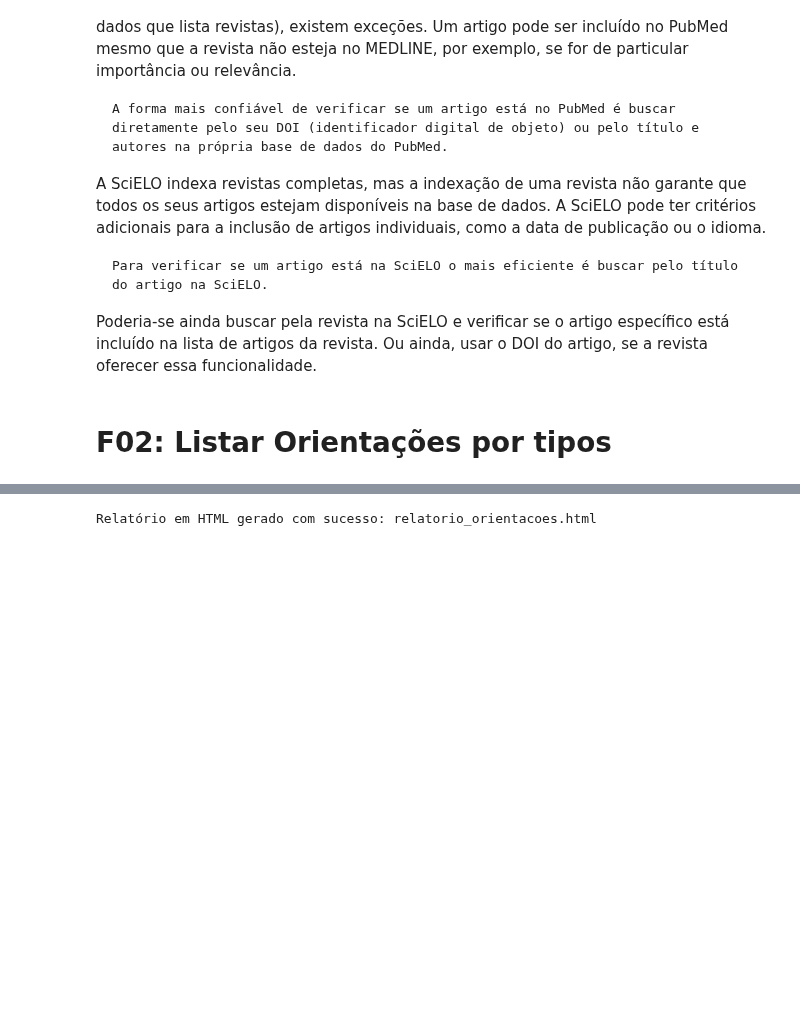
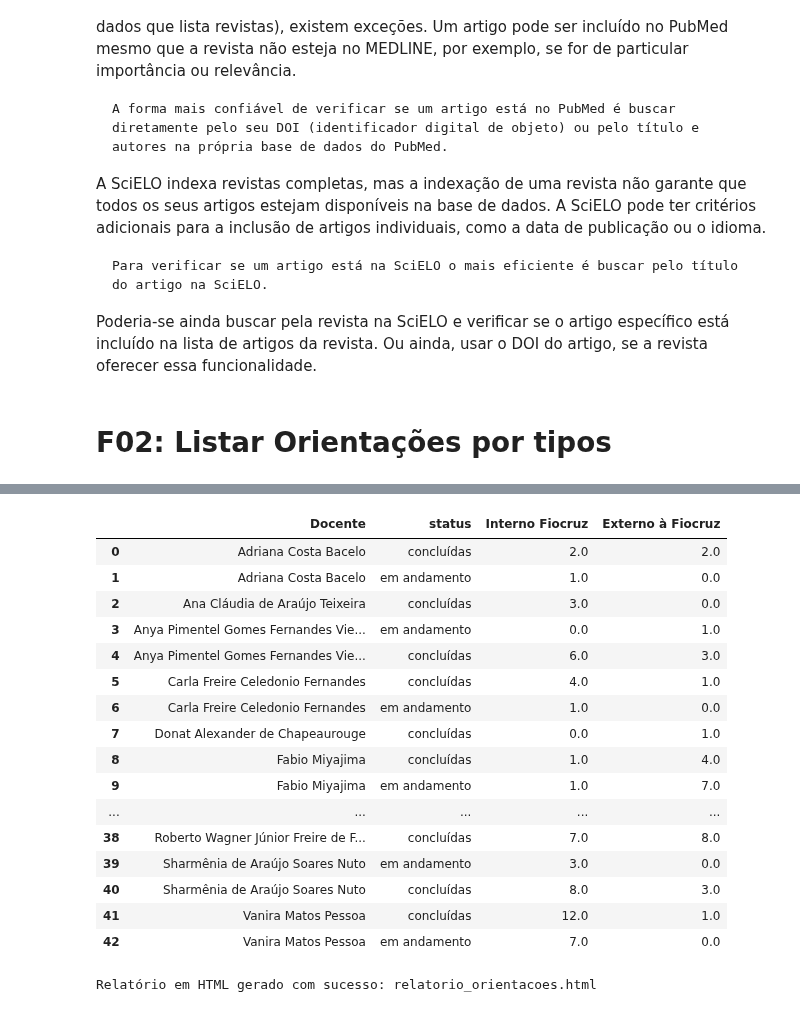
Before and after one commit to makaires77/ppgcs, a Jupyter notebook: nbk_eval_program_FIOCE.ipynb, the cells around one changed output, grey strips where cells are left out. Cells and saved outputs as stored; diff of their text form; code cells hidden in the pictures; blank space fills up the shorter version.

```diff
--- a/nbk_eval_program_FIOCE.ipynb
+++ b/nbk_eval_program_FIOCE.ipynb
@@ -1839,2 +1385,45 @@ dataframe_contagens
+# %%
+tipos_aceitaveis = [
+                    'Dissertação de mestrado',
+                    'Tese de doutorado',
+                    # 'Iniciação científica',
+                    # 'Monografia',
+                    # 'Trabalho de conclusão de curso de graduação',
+                    # 'Monografia de conclusão de curso de aperfeiçoamento/especialização',
+                    # 'Orientação de outra natureza',
+                    # 'Orientações de outra natureza',
+                    # 'Trabalho de Conclusão de Curso',
+                    ]
+
+# Use a função para gerar a tabela dinâmica
+ano_inicio = 2019
+ano_final  = 2025
+
+# Gera a lista de orientações
+orientacoes_lista = scraper.organizar_orientacoes_geral(dict_list_docents)
+
+# Gera o dataframe de contagens
+dataframe_contagens = scraper.criar_dataframe_contagens(orientacoes_lista, ano_inicio, ano_final, tipos_aceitaveis)
+
+# Exibe o dataframe
+dataframe_contagens
+# %% [output]
+|  | Docente | status | Interno Fiocruz | Externo à Fiocruz |
+| 0 | Adriana Costa Bacelo | concluídas | 2.0 | 2.0 |
+| 1 | Adriana Costa Bacelo | em andamento | 1.0 | 0.0 |
+| 2 | Ana Cláudia de Araújo Teixeira | concluídas | 3.0 | 0.0 |
+| 3 | Anya Pimentel Gomes Fernandes Vie... | em andamento | 0.0 | 1.0 |
+| 4 | Anya Pimentel Gomes Fernandes Vie... | concluídas | 6.0 | 3.0 |
+| 5 | Carla Freire Celedonio Fernandes | concluídas | 4.0 | 1.0 |
+| 6 | Carla Freire Celedonio Fernandes | em andamento | 1.0 | 0.0 |
+| 7 | Donat Alexander de Chapeaurouge | concluídas | 0.0 | 1.0 |
+| 8 | Fabio Miyajima | concluídas | 1.0 | 4.0 |
+| 9 | Fabio Miyajima | em andamento | 1.0 | 7.0 |
+| ... | ... | ... | ... | ... |
+| 38 | Roberto Wagner Júnior Freire de F... | concluídas | 7.0 | 8.0 |
+| 39 | Sharmênia de Araújo Soares Nuto | em andamento | 3.0 | 0.0 |
+| 40 | Sharmênia de Araújo Soares Nuto | concluídas | 8.0 | 3.0 |
+| 41 | Vanira Matos Pessoa | concluídas | 12.0 | 1.0 |
+| 42 | Vanira Matos Pessoa | em andamento | 7.0 | 0.0 |
 # %%
 # Gera a lista de orientações
```
Also changed, not shown: parts of 139 cells of this notebook, 4 other files.
